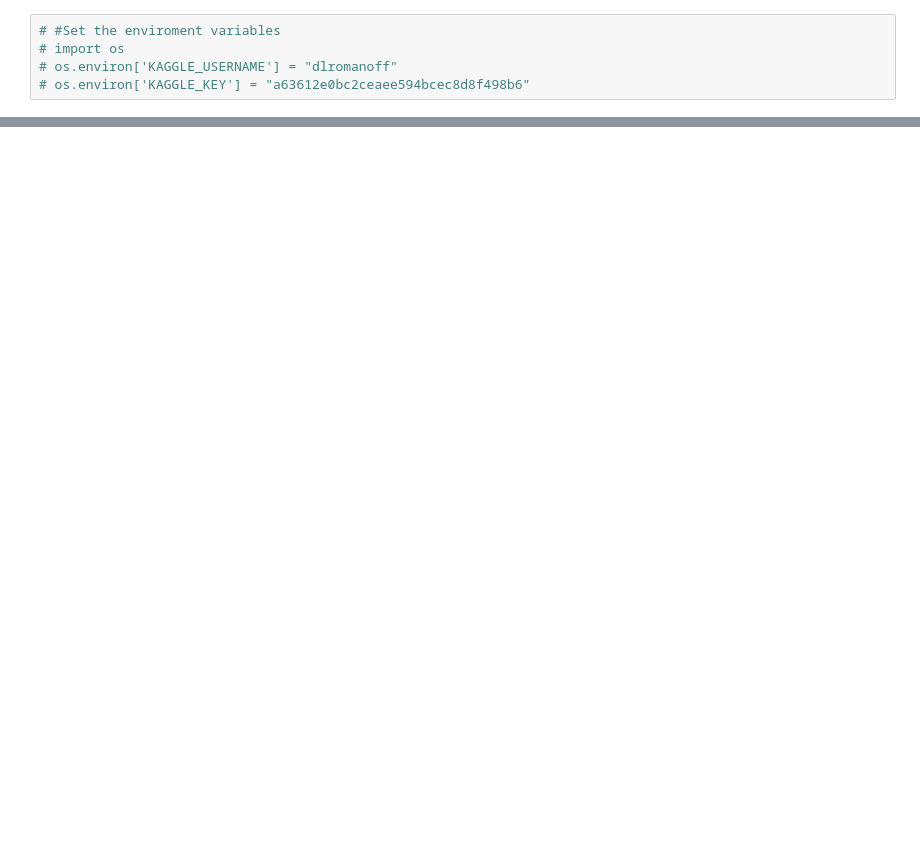
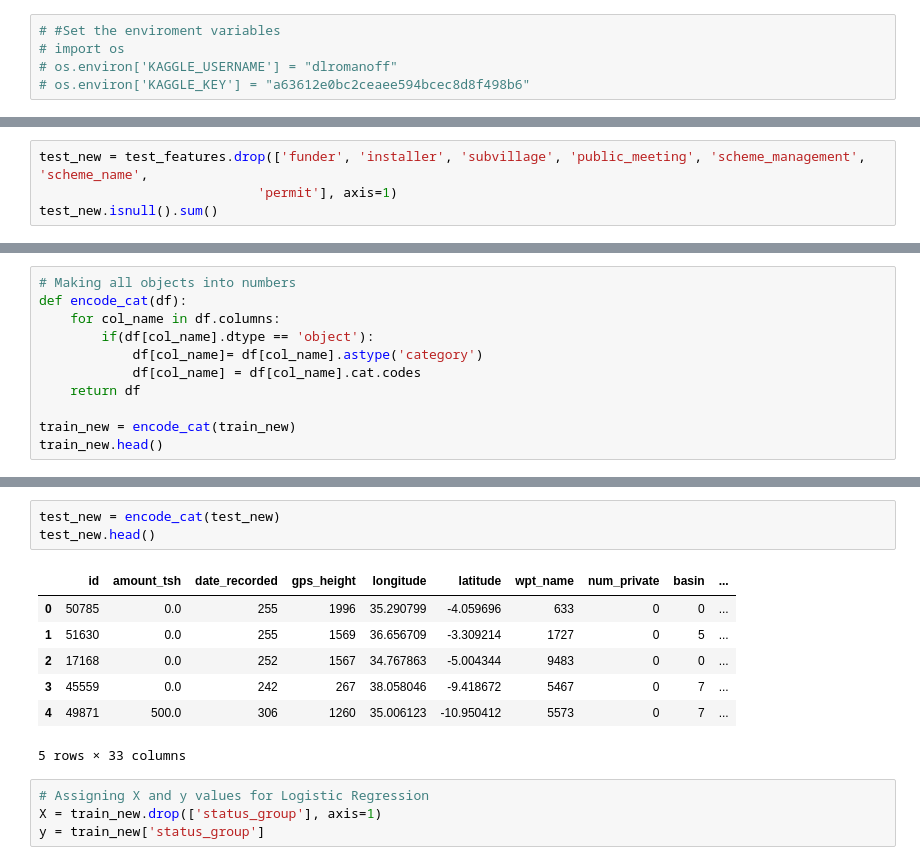
Before and after one commit to DanielleRomanoff/DS-Unit-2-Project-Week, a Jupyter notebook: DS-Unit-2-Project-Week.ipynb, the cells around one changed output, grey strips where cells are left out. Drawn from its saved outputs; the diff is of its cells as text; blank space fills up the shorter version.

```diff
--- a/DS-Unit-2-Project-Week.ipynb
+++ b/DS-Unit-2-Project-Week.ipynb
@@ -25,0 +102,4 @@ FileNotFoundError: File b'train_features' does not exist
+# %%
+test_new = test_features.drop(['funder', 'installer', 'subvillage', 'public_meeting', 'scheme_management', 'scheme_name',
+                            'permit'], axis=1)
+test_new.isnull().sum()
@@ -25,0 +124,11 @@ FileNotFoundError: File b'train_features' does not exist
+# %%
+# Making all objects into numbers
+def encode_cat(df):
+    for col_name in df.columns:
+        if(df[col_name].dtype == 'object'):
+            df[col_name]= df[col_name].astype('category')
+            df[col_name] = df[col_name].cat.codes
+    return df
+
+train_new = encode_cat(train_new)
+train_new.head()
@@ -25,0 +143,15 @@ FileNotFoundError: File b'train_features' does not exist
+# %%
+test_new = encode_cat(test_new)
+test_new.head()
+# %% [output]
+|  | id | amount_tsh | date_recorded | gps_height | longitude | latitude | wpt_name | num_private | basin | ... |
+| 0 | 50785 | 0.0 | 255 | 1996 | 35.290799 | -4.059696 | 633 | 0 | 0 | ... |
+| 1 | 51630 | 0.0 | 255 | 1569 | 36.656709 | -3.309214 | 1727 | 0 | 5 | ... |
+| 2 | 17168 | 0.0 | 252 | 1567 | 34.767863 | -5.004344 | 9483 | 0 | 0 | ... |
+| 3 | 45559 | 0.0 | 242 | 267 | 38.058046 | -9.418672 | 5467 | 0 | 7 | ... |
+| 4 | 49871 | 500.0 | 306 | 1260 | 35.006123 | -10.950412 | 5573 | 0 | 7 | ... |
+5 rows × 33 columns
+# %%
+# Assigning X and y values for Logistic Regression
+X = train_new.drop(['status_group'], axis=1)
+y = train_new['status_group']
```
Also changed, not shown: parts of 17 cells of this notebook.
